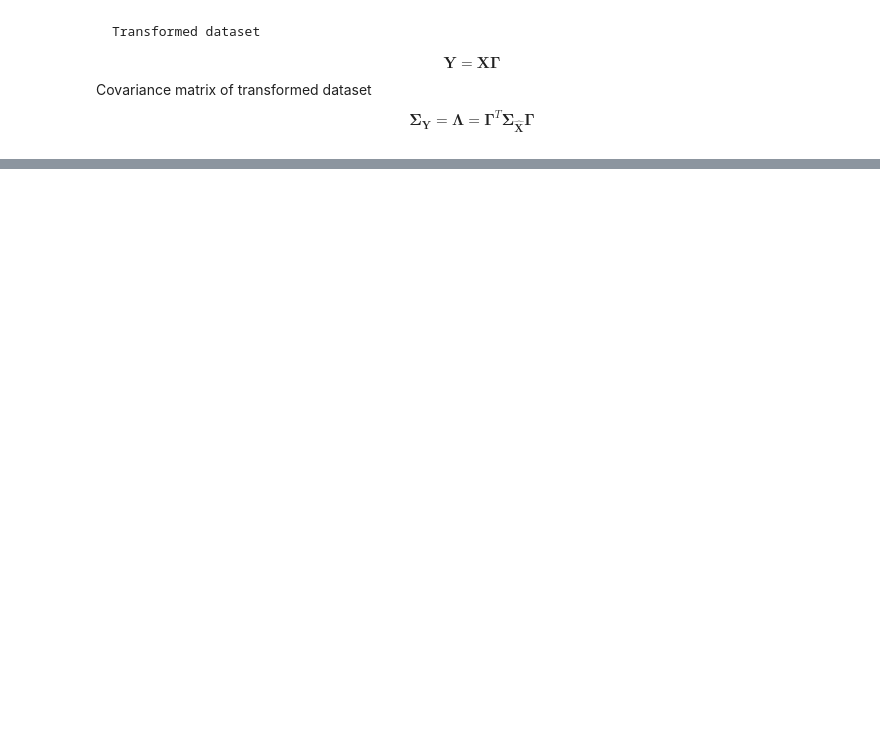
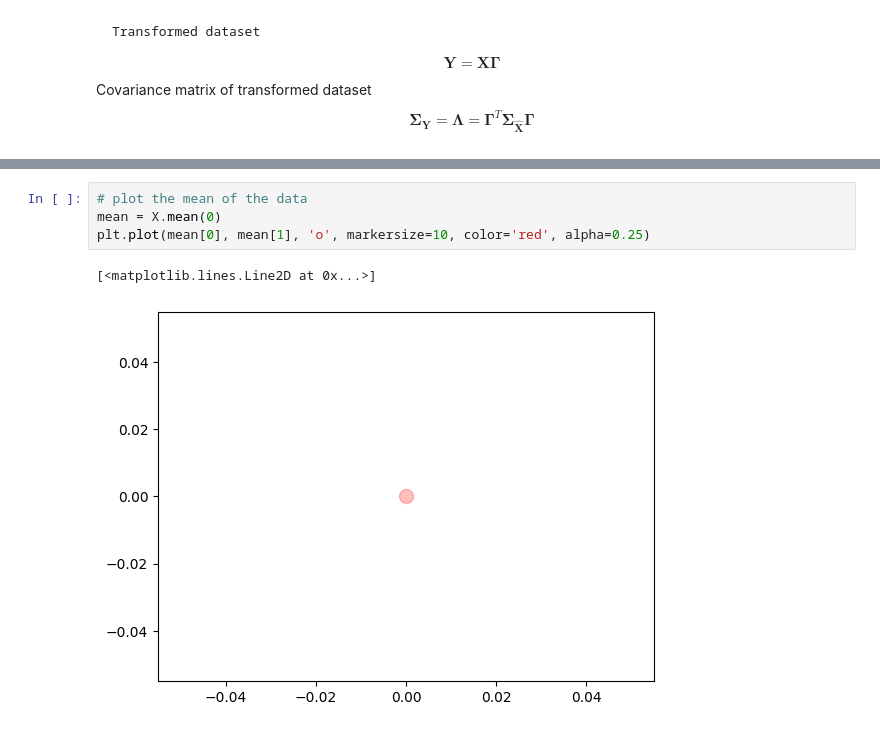
Before and after one commit to Ryoto-Kato/MachineLearning_DeepLearning-fundamentals, a Jupyter notebook: ML-Exercise/Dimensionality_Reduction.ipynb, the cells around one changed output, grey strips where cells are left out. Drawn from its saved outputs; the diff is of its cells as text; blank space fills up the shorter version.

```diff
--- a/ML-Exercise/Dimensionality_Reduction.ipynb
+++ b/ML-Exercise/Dimensionality_Reduction.ipynb
@@ -47,0 +286,7 @@ $$
+# %%
+# plot the mean of the data
+mean = X.mean(0)
+plt.plot(mean[0], mean[1], 'o', markersize=10, color='red', alpha=0.25)
+# %% [output]
+[<matplotlib.lines.Line2D at 0x...>]
+[figure, added]
```
Also changed, not shown: parts of 27 cells of this notebook.
